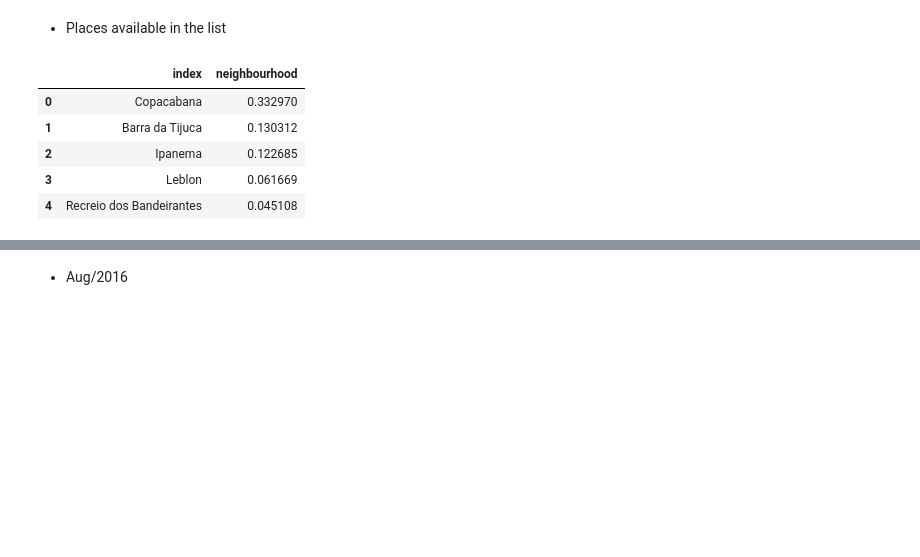
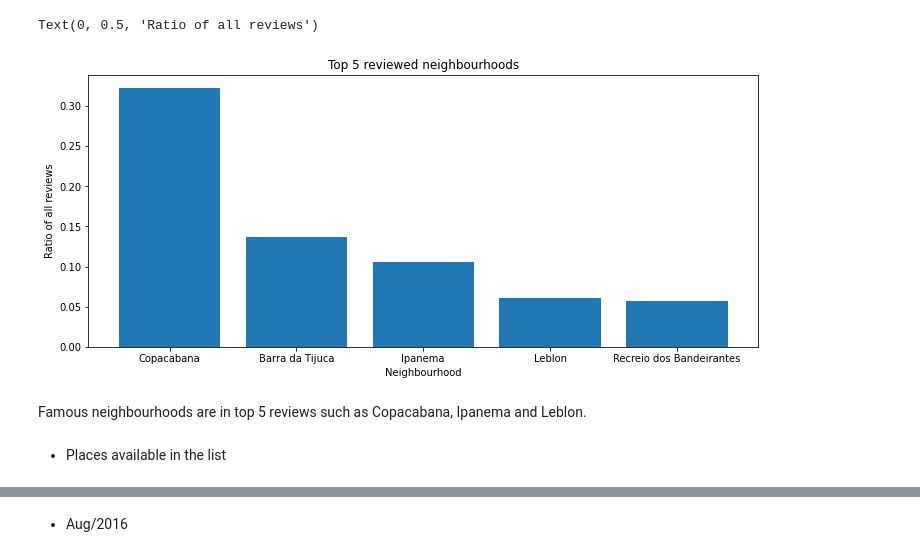
Before and after one commit to felipery03/Airbnb-Rio-analysis, a Jupyter notebook: Analysis.ipynb, the cells around one changed output, grey strips where cells are left out. Saved outputs shown, nothing was run; the diff lists cells and outputs as text; code cells hidden in the pictures; blank space fills up the shorter version.

```diff
--- a/Analysis.ipynb
+++ b/Analysis.ipynb
@@ -94,2 +341,13 @@ plt.xticks(rotation=30)
+# %%
+plt.rcParams["figure.figsize"] = (12,5)
+plt.bar(top_neighbourhood_df.reset_index()['neighbourhood_cleansed'].values, top_neighbourhood_df.reset_index().count_reviews.values)
+plt.title('Top 5 reviewed neighbourhoods')
+plt.xlabel('Neighbourhood')
+plt.ylabel('Ratio of all reviews')
+# %% [output]
+Text(0, 0.5, 'Ratio of all reviews')
+[figure, added]
+# %% [markdown]
+Famous neighbourhoods are in top 5 reviews such as Copacabana, Ipanema and Leblon.
 # %% [markdown]
 - Places available in the list
@@ -98,9 +353,0 @@ result_2 = df_neighbourhood.neighbourhood.value_counts(normalize=True).head(5)
-# %%
-result_2.reset_index()
-# %% [output]
-|  | index | neighbourhood |
-| 0 | Copacabana | 0.332970 |
-| 1 | Barra da Tijuca | 0.130312 |
-| 2 | Ipanema | 0.122685 |
-| 3 | Leblon | 0.061669 |
-| 4 | Recreio dos Bandeirantes | 0.045108 |
```
Also changed, not shown: parts of 160 cells of this notebook, 2 other files.
